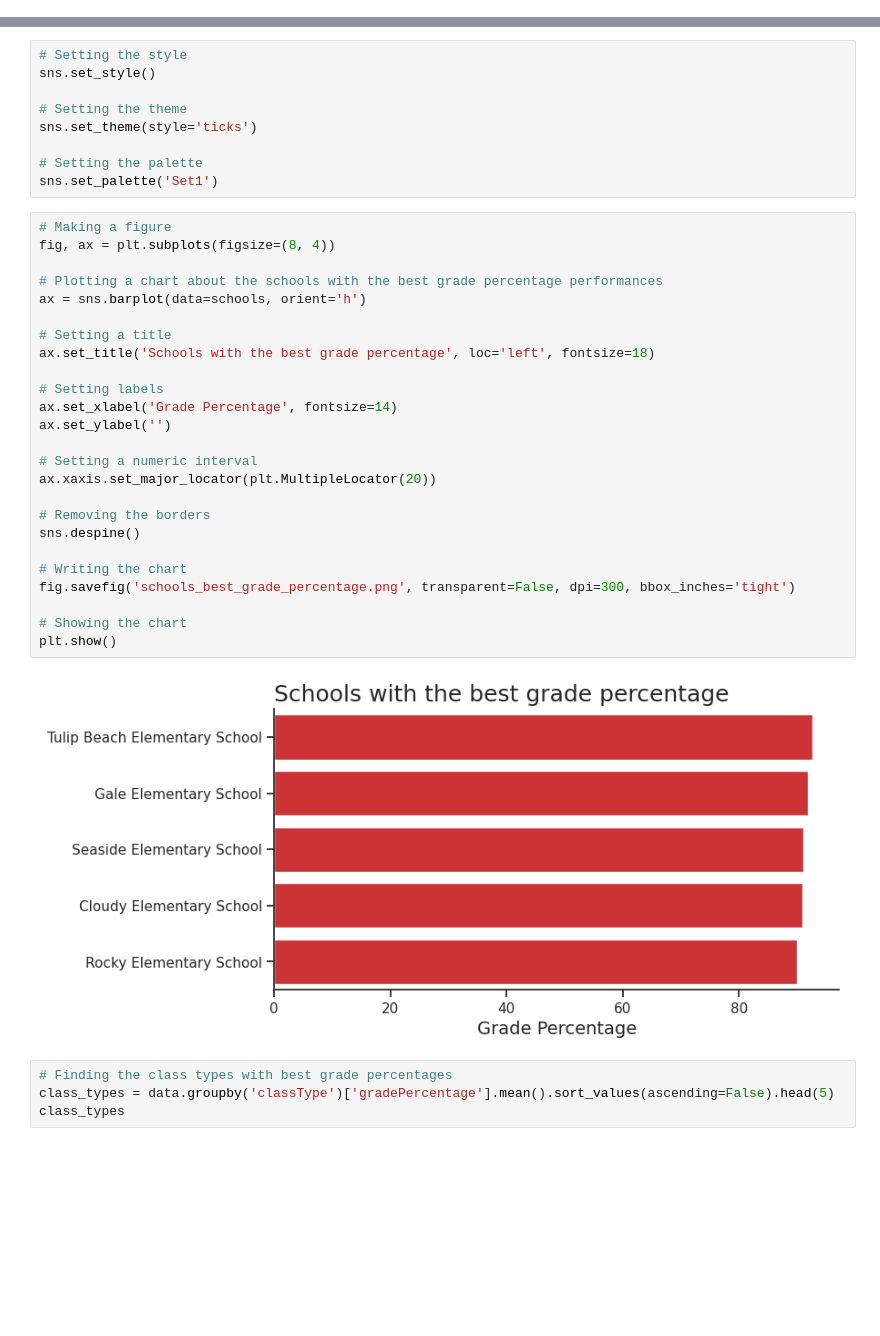
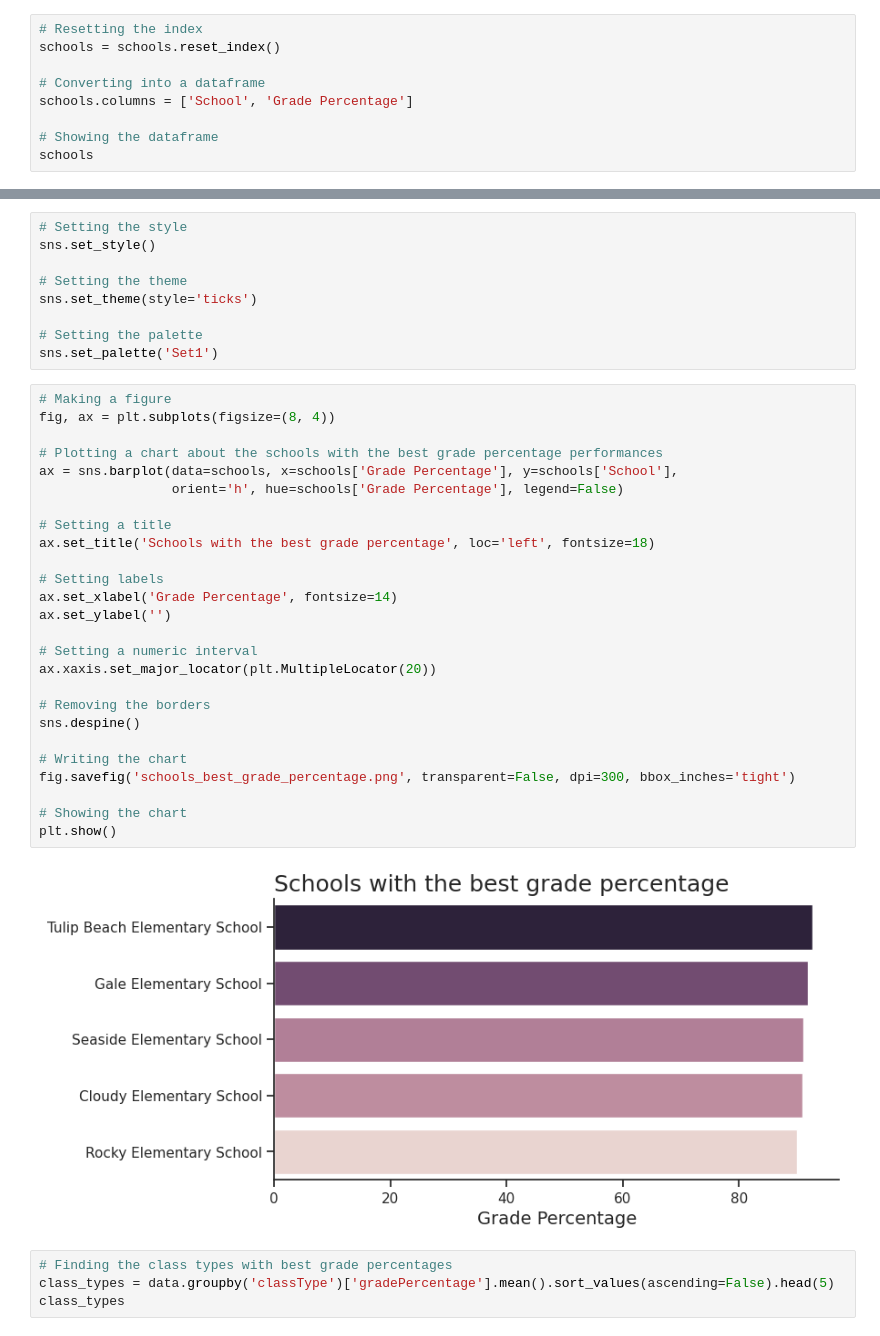
Before and after one commit to Matheus-Pombeiro/student_performance, a Jupyter notebook: student_performance.ipynb, the cells around one changed output, grey strips where cells are left out. Drawn from its saved outputs; the diff is of its cells as text; blank space fills up the shorter version.

```diff
--- a/student_performance.ipynb
+++ b/student_performance.ipynb
@@ -234,3 +234,12 @@ schools
 | Cloudy Elementary School | 90.875519 |
 | Rocky Elementary School | 89.969759 |
 dtype: float64
+# %%
+# Resetting the index
+schools = schools.reset_index()
+
+# Converting into a dataframe
+schools.columns = ['School', 'Grade Percentage']
+
+# Showing the dataframe
+schools
@@ -246,30 +262,31 @@ sns.set_palette('Set1')
 # %%
 # Making a figure
 fig, ax = plt.subplots(figsize=(8, 4))
 
 # Plotting a chart about the schools with the best grade percentage performances
-ax = sns.barplot(data=schools, orient='h')
+ax = sns.barplot(data=schools, x=schools['Grade Percentage'], y=schools['School'],
+                 orient='h', hue=schools['Grade Percentage'], legend=False)
 
 # Setting a title
 ax.set_title('Schools with the best grade percentage', loc='left', fontsize=18)
 
 # Setting labels
 ax.set_xlabel('Grade Percentage', fontsize=14)
 ax.set_ylabel('')
 
 # Setting a numeric interval
 ax.xaxis.set_major_locator(plt.MultipleLocator(20))
 
 # Removing the borders
 sns.despine()
 
 # Writing the chart
 fig.savefig('schools_best_grade_percentage.png', transparent=False, dpi=300, bbox_inches='tight')
 
 # Showing the chart
 plt.show()
 # %% [output]
-[figure, old version]
+[figure, new version]
 # %%
 # Finding the class types with best grade percentages
 class_types = data.groupby('classType')['gradePercentage'].mean().sort_values(ascending=False).head(5)
```
Also changed, not shown: parts of 11 cells of this notebook.
